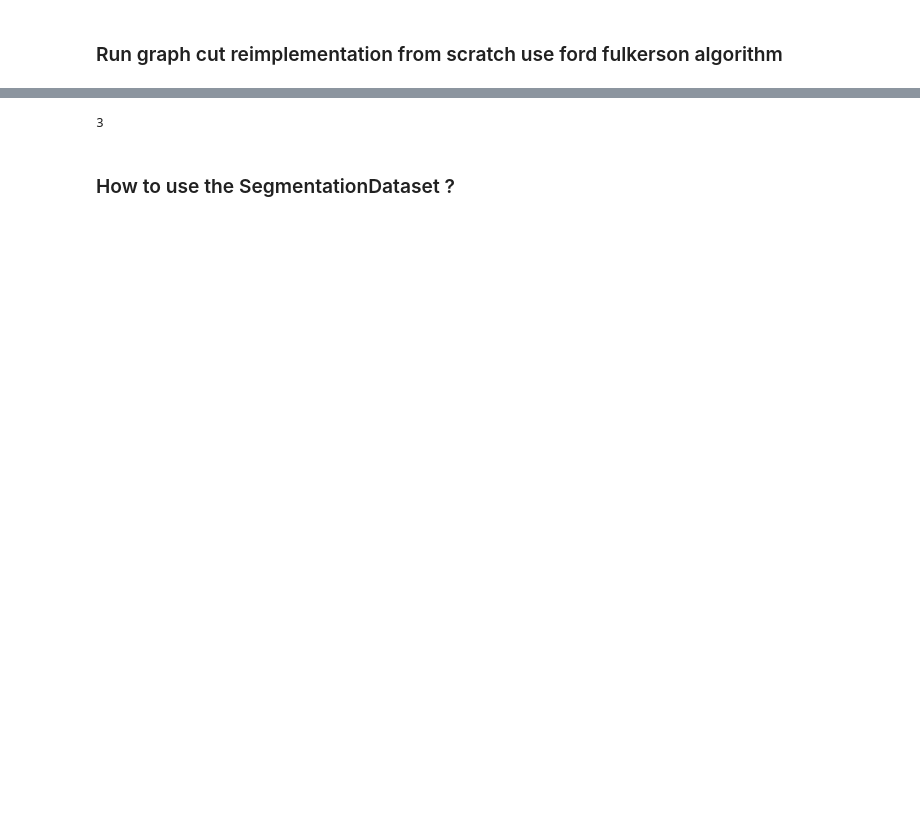
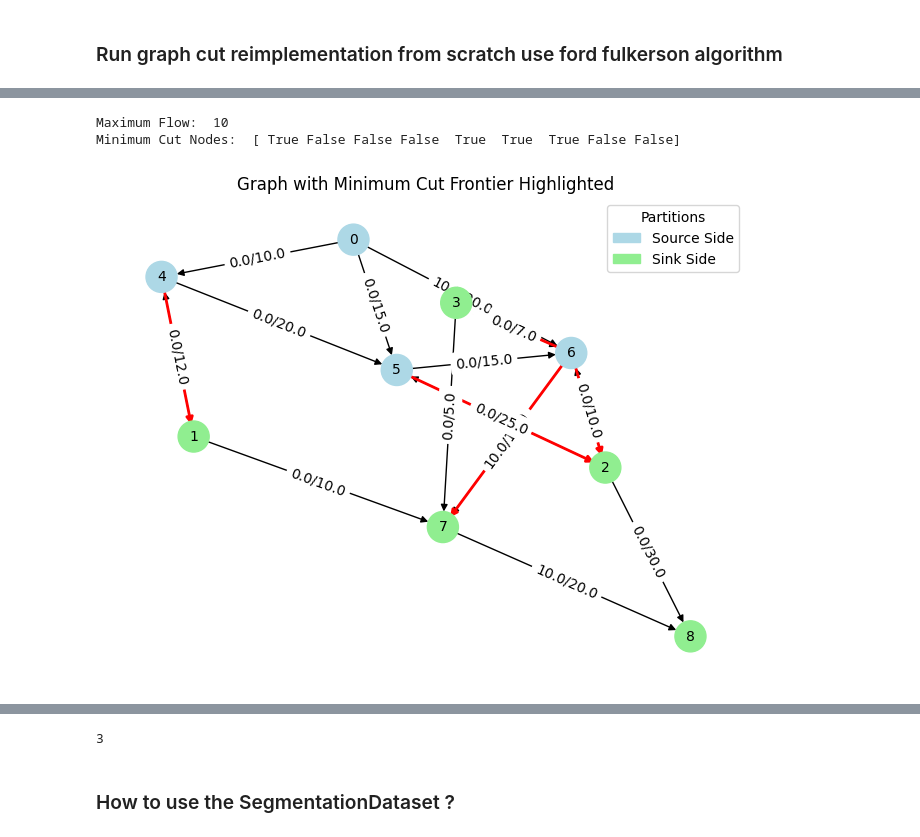
Before and after one commit to abatifol/graphCut_image_segmentation, a Jupyter notebook: example.ipynb, the cells around one changed output, grey strips where cells are left out. Drawn from its saved outputs; the diff is of its cells as text; code cells hidden in the pictures; blank space fills up the shorter version.

```diff
--- a/example.ipynb
+++ b/example.ipynb
@@ -10,3 +7,41 @@ The autoreload extension is already loaded. To reload it, use:
 import numpy as np
 from graph_cut.graphcut_reimplementation.graphcut import GraphCut
 from matplotlib import pyplot as plt
+# %%
+g = GraphCut(9)  # 4 nodes in the first partition (0-3), 5 nodes in the second partition (4-8)
+
+# Adding edges with varying capacities between the two partitions
+g.add_edge(0, 4, 10)  # From node 0 to node 4
+g.add_edge(0, 5, 15)  # From node 0 to node 5
+g.add_edge(0, 6, 20)  # From node 0 to node 6
+g.add_edge(1, 4, 12)  # From node 1 to node 4
+g.add_edge(1, 7, 10)  # From node 1 to node 7
+g.add_edge(2, 5, 25)  # From node 2 to node 5
+g.add_edge(2, 6, 10)  # From node 2 to node 6
+g.add_edge(2, 8, 30)  # From node 2 to node 8
+g.add_edge(3, 6, 7)   # From node 3 to node 6
+g.add_edge(3, 7, 5)   # From node 3 to node 7
+
+# Additional edges within the second partition (edges between nodes in partition 2)
+g.add_edge(4, 5, 20)  # From node 4 to node 5
+g.add_edge(5, 6, 15)  # From node 5 to node 6
+g.add_edge(6, 7, 10)  # From node 6 to node 7
+g.add_edge(7, 8, 20)
+
+# Define source and sink
+source = 0
+sink = 8
+
+# Find maximum flow and minimum cut
+max_flow = g.ford_fulkerson(source, sink)
+min_cut_nodes = g.min_cut()
+
+print("Maximum Flow: ", max_flow)
+print("Minimum Cut Nodes: ", min_cut_nodes)
+
+# Visualize the graph and highlight min-cut
+g.display_graph_and_min_cut()
+# %% [output]
+Maximum Flow:  10
+Minimum Cut Nodes:  [ True False False False  True  True  True False False]
+[figure, added]
```
Also changed, not shown: parts of 3 cells of this notebook, 3 other files.
